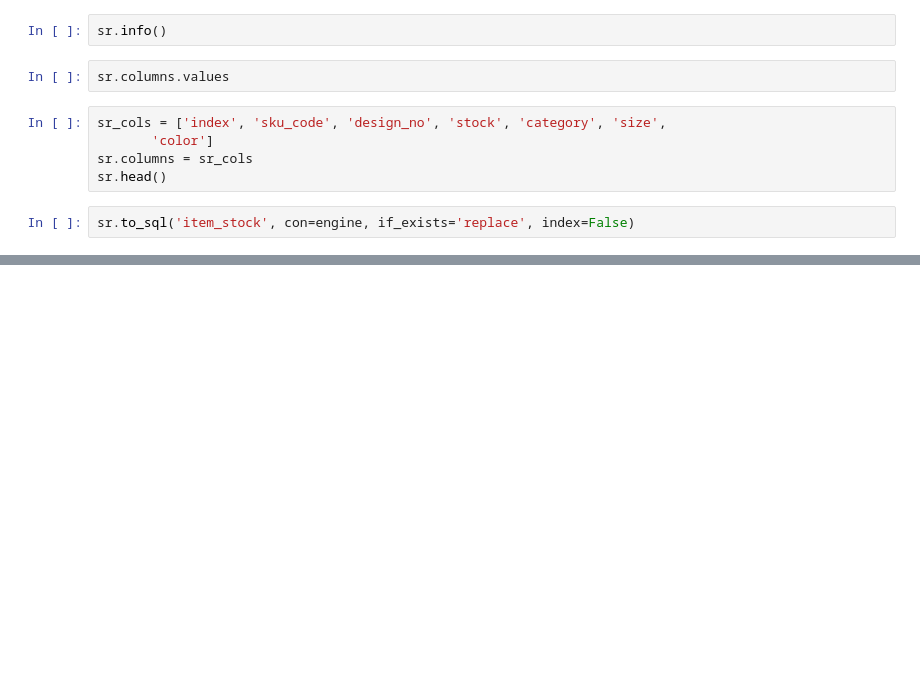
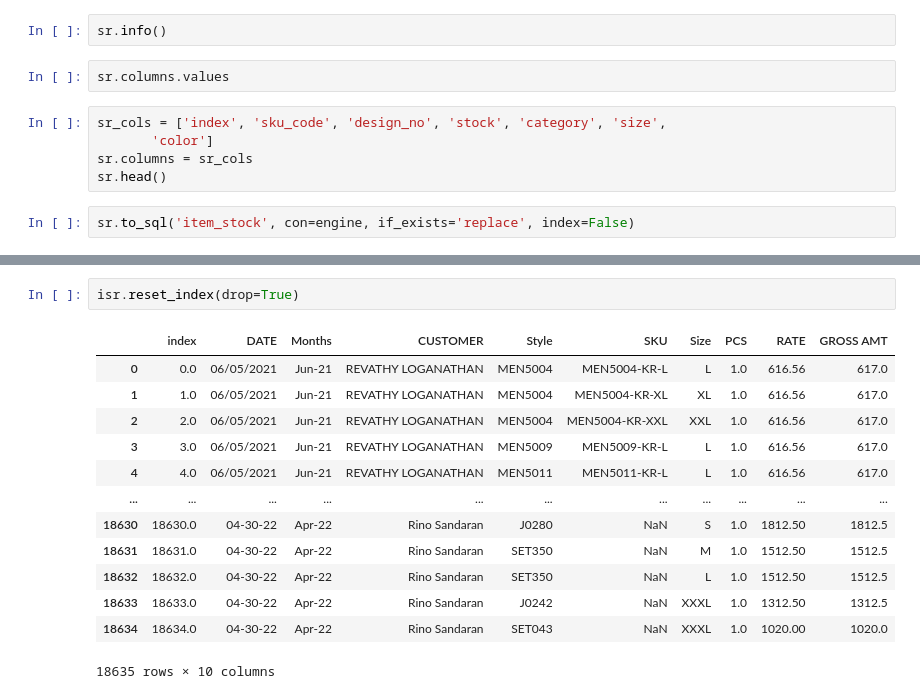
Before and after one commit to BenjaminDWood/ecommerce_sales, a Jupyter notebook: e_commerce.ipynb, the cells around one changed output, grey strips where cells are left out. Drawn from its saved outputs; the diff is of its cells as text; blank space fills up the shorter version.

```diff
--- a/e_commerce.ipynb
+++ b/e_commerce.ipynb
@@ -180,0 +132,16 @@ cust['date']
+# %%
+isr.reset_index(drop=True)
+# %% [output]
+|  | index | DATE | Months | CUSTOMER | Style | SKU | Size | PCS | RATE | GROSS AMT |
+| 0 | 0.0 | 06/05/2021 | Jun-21 | REVATHY LOGANATHAN | MEN5004 | MEN5004-KR-L | L | 1.0 | 616.56 | 617.0 |
+| 1 | 1.0 | 06/05/2021 | Jun-21 | REVATHY LOGANATHAN | MEN5004 | MEN5004-KR-XL | XL | 1.0 | 616.56 | 617.0 |
+| 2 | 2.0 | 06/05/2021 | Jun-21 | REVATHY LOGANATHAN | MEN5004 | MEN5004-KR-XXL | XXL | 1.0 | 616.56 | 617.0 |
+| 3 | 3.0 | 06/05/2021 | Jun-21 | REVATHY LOGANATHAN | MEN5009 | MEN5009-KR-L | L | 1.0 | 616.56 | 617.0 |
+| 4 | 4.0 | 06/05/2021 | Jun-21 | REVATHY LOGANATHAN | MEN5011 | MEN5011-KR-L | L | 1.0 | 616.56 | 617.0 |
+| ... | ... | ... | ... | ... | ... | ... | ... | ... | ... | ... |
+| 18630 | 18630.0 | 04-30-22 | Apr-22 | Rino Sandaran | J0280 | NaN | S | 1.0 | 1812.50 | 1812.5 |
+| 18631 | 18631.0 | 04-30-22 | Apr-22 | Rino Sandaran | SET350 | NaN | M | 1.0 | 1512.50 | 1512.5 |
+| 18632 | 18632.0 | 04-30-22 | Apr-22 | Rino Sandaran | SET350 | NaN | L | 1.0 | 1512.50 | 1512.5 |
+| 18633 | 18633.0 | 04-30-22 | Apr-22 | Rino Sandaran | J0242 | NaN | XXXL | 1.0 | 1312.50 | 1312.5 |
+| 18634 | 18634.0 | 04-30-22 | Apr-22 | Rino Sandaran | SET043 | NaN | XXXL | 1.0 | 1020.00 | 1020.0 |
+18635 rows × 10 columns
```
Also changed, not shown: parts of 56 cells of this notebook, 2 other files.
